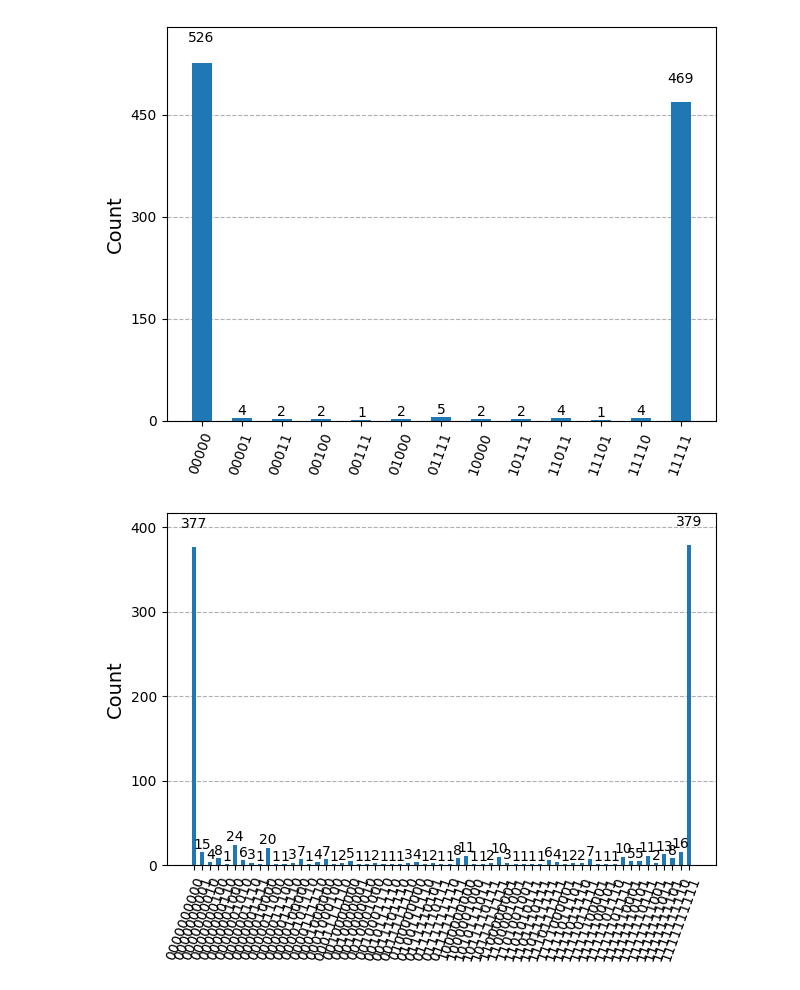
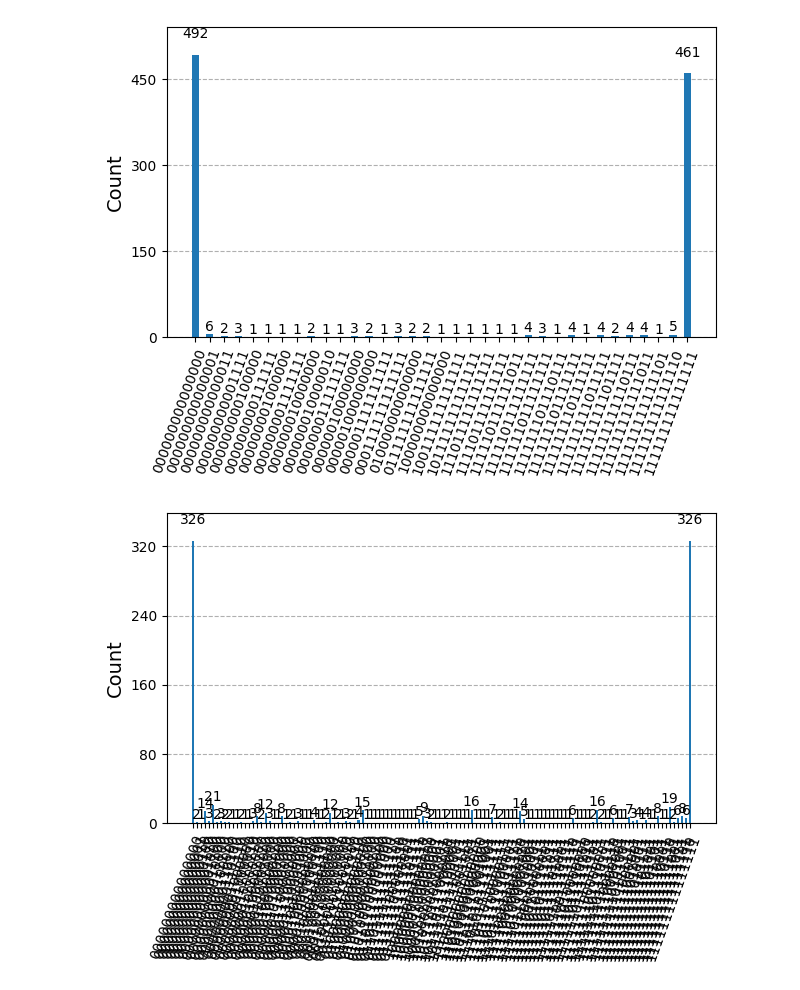
Before and after one commit to Nevaseme/Connect-Quantum-Soulmate, a Jupyter notebook: 15qubits.ipynb, the cells around one changed output. Drawn from its saved outputs; the diff is of its cells as text; code cells hidden in the pictures.

```diff
--- a/15qubits.ipynb
+++ b/15qubits.ipynb
@@ -1,4 +1,5 @@
 # %%
+#good example
 import numpy as np
 from matplotlib import pyplot as plt
 # Import the qiskit library
@@ -20,42 +21,42 @@ from qiskit_aer import AerSimulator
 from qiskit.transpiler.preset_passmanagers import generate_preset_pass_manager
 from qiskit_ibm_runtime import SamplerV2 as Sampler
 from qiskit.visualization import plot_histogram
 from qiskit_ibm_runtime import QiskitRuntimeService
 
 from qiskit import transpile
 from qiskit.transpiler import CouplingMap
 from qiskit.providers.fake_provider import GenericBackendV2
-n = 5
+n = 15
 qcn = QuantumCircuit(n)
 qcn.h(0)
 for i in range(n-1):
     qcn.cx(i, i+1)
 qcn.draw(output="mpl")
 edges = []
 for i in range(n):
     j = (i + 1) % n
     edges.append((i, j))
     edges.append((j, i))
 qcn.measure_all()
 coupling_map = CouplingMap(edges)
 
 backend_fake = GenericBackendV2(coupling_map=coupling_map, num_qubits=n)
 
 # 擬似バックエンドでの実行に最適な回路にトランスパイルします
 pm = generate_preset_pass_manager(backend=backend_fake, optimization_level=3)
 isa_circuit = pm.run(qcn)
 isa_circuit.draw("mpl", idle_wires=False)
 
-# from qiskit_ibm_runtime import SamplerV2 as Sampler
-# sampler = Sampler(backend_fake)
-# job = sampler.run([isa_circuit]) # デフォルトのショット数は1024です
+from qiskit_ibm_runtime import SamplerV2 as Sampler
+sampler = Sampler(backend_fake)
+job = sampler.run([isa_circuit]) # デフォルトのショット数は1024です
 
-# result = job.result()
-# plot_histogram(result[0].data.meas.get_counts())
+result = job.result()
+plot_histogram(result[0].data.meas.get_counts())
 # %% [output]
-[figure, old version]
+[figure, new version]
 # %%
-import numpy as np
+#not good example
 from matplotlib import pyplot as plt
 # Import the qiskit library
 from qiskit import QuantumCircuit
@@ -80,10 +81,10 @@ from qiskit_ibm_runtime import QiskitRuntimeService
 
 from qiskit import transpile
 from qiskit.transpiler import CouplingMap
-n = 10
+n = 15
 qcn = QuantumCircuit(n)
 qcn.h(0)
-for i in range(9):
+for i in range(14):
     qcn.cx(0, i+1)
 qcn.measure_all()
 
@@ -101,4 +102,4 @@ job = sampler.run([isa_circuit]) # デフォルトのショット数は1024で
 result = job.result()
 plot_histogram(result[0].data.meas.get_counts())
 # %% [output]
-[figure, old version]
+[figure, new version]
```
